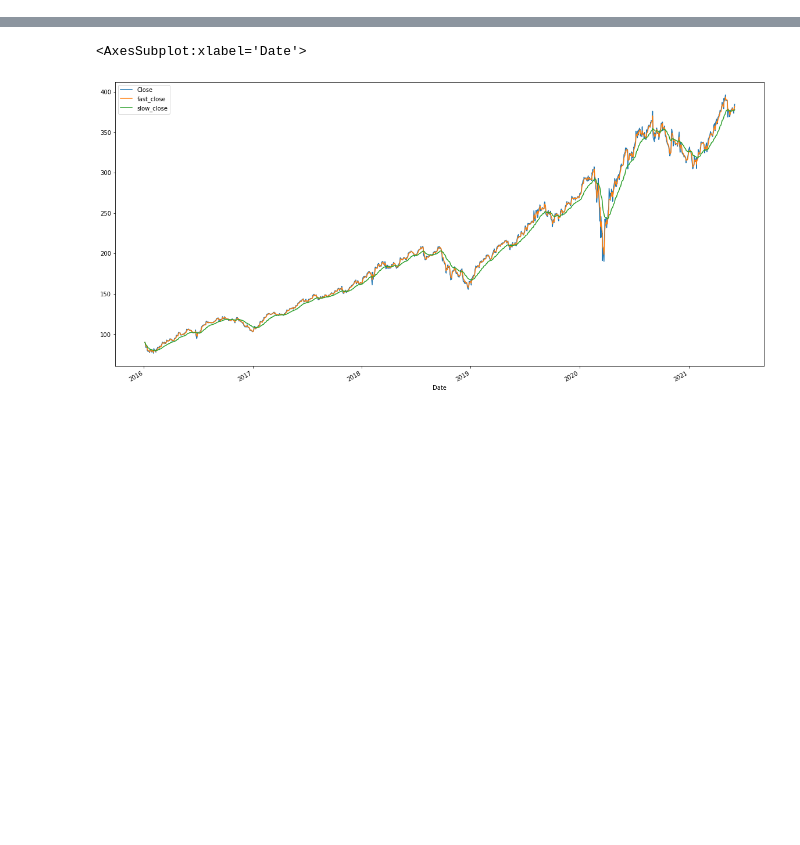
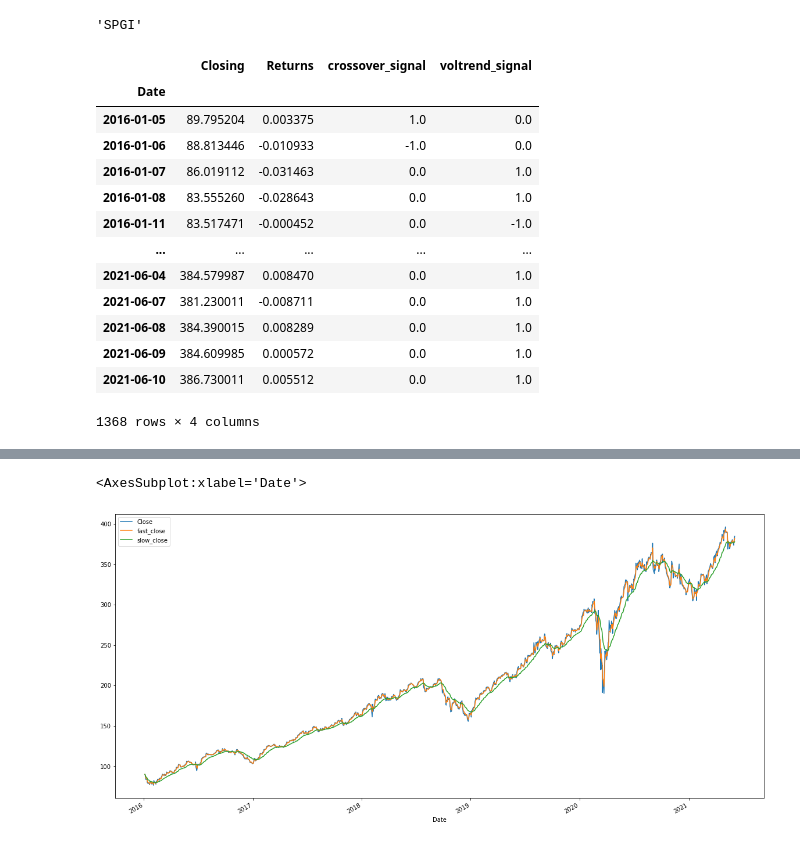
Before and after one commit to scolpan/etf_ml, a Jupyter notebook: InitialETF.ipynb, the cells around one changed output, grey strips where cells are left out. Cells and saved outputs as stored; diff of their text form; code cells hidden in the pictures; blank space fills up the shorter version.

```diff
--- a/InitialETF.ipynb
+++ b/InitialETF.ipynb
@@ -76,0 +87,19 @@ etf_df
+# %%
+def build_model(ticker_df, ticker_name):
+
+    #Get returns
+    ticker_df['Returns'] = ticker_df.pct_change()
+
+    #Gather Signals
+    #1) Crossover signal
+    ticker_df['crossover_signal'] = signal_crossover(ticker_df)
+
+    #Drop nulls
+    ticker_df.dropna(inplace=True)
+
+    #2) Volatility trend signal
+    ticker_df['voltrend_signal'] = signal_voltrend(ticker_df)
+
+    display(ticker_df)
+
+    #print (ticker_name, ticker_df)
@@ -76,0 +174,4 @@ etf_df
+# %%
+etf_closing.columns[50]
+# %% [output]
+'SPGI'
@@ -77 +180,26 @@ etf_df
+# %%
+#for i in range(0, total_etfs):
+for i in range(50, 51):
+
+    ticker_name = etf_closing.columns[i]
+
+    ticker_df = pd.DataFrame()
+    ticker_df['Closing'] = etf_closing.iloc[:,i]
+
+    build_model(ticker_df, ticker_name)
+# %% [output]
+|  | Closing | Returns | crossover_signal | voltrend_signal |
+| Date |  |  |  |  |
+| 2016-01-05 | 89.795204 | 0.003375 | 1.0 | 0.0 |
+| 2016-01-06 | 88.813446 | -0.010933 | -1.0 | 0.0 |
+| 2016-01-07 | 86.019112 | -0.031463 | 0.0 | 1.0 |
+| 2016-01-08 | 83.555260 | -0.028643 | 0.0 | 1.0 |
+| 2016-01-11 | 83.517471 | -0.000452 | 0.0 | -1.0 |
+| ... | ... | ... | ... | ... |
+| 2021-06-04 | 384.579987 | 0.008470 | 0.0 | 1.0 |
+| 2021-06-07 | 381.230011 | -0.008711 | 0.0 | 1.0 |
+| 2021-06-08 | 384.390015 | 0.008289 | 0.0 | 1.0 |
+| 2021-06-09 | 384.609985 | 0.000572 | 0.0 | 1.0 |
+| 2021-06-10 | 386.730011 | 0.005512 | 0.0 | 1.0 |
+1368 rows × 4 columns
 # %%
```
Also changed, not shown: parts of 24 cells of this notebook.
